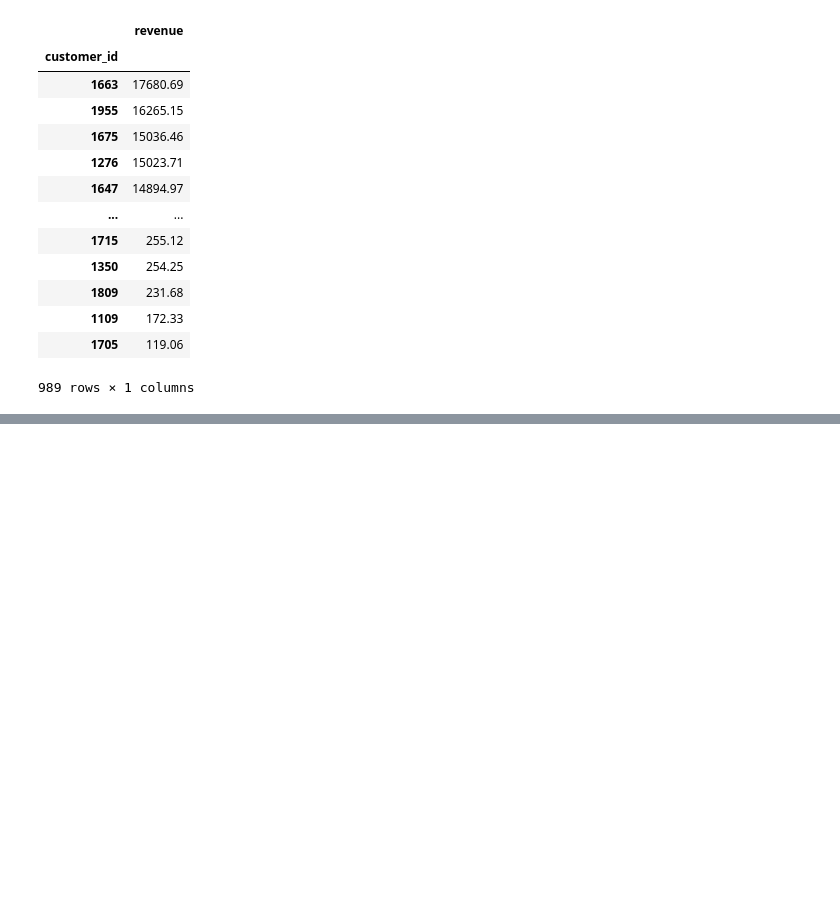
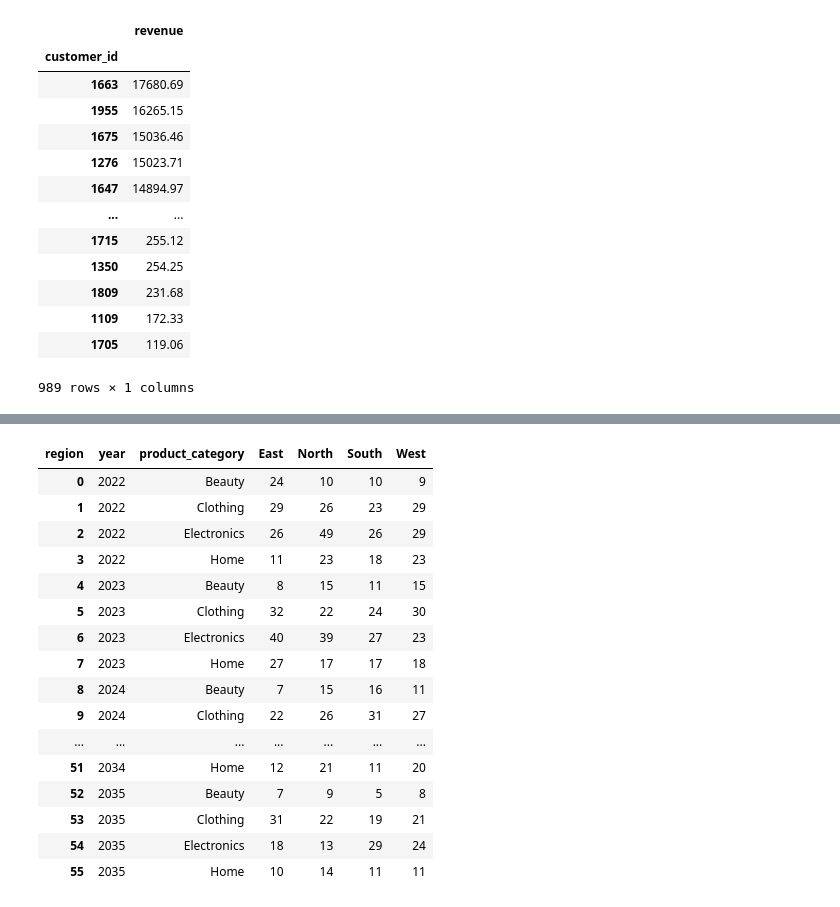
Before and after one commit to harshit00052/super-store-data-analysis, a Jupyter notebook: project/main.ipynb, the cells around one changed output, grey strips where cells are left out. Cells and saved outputs as stored; diff of their text form; code cells hidden in the pictures; blank space fills up the shorter version.

```diff
--- a/project/main.ipynb
+++ b/project/main.ipynb
@@ -164,0 +214,20 @@ df.groupby('customer_id').agg({'revenue':'sum'}).sort_values(by=['revenue'], asc
+# %%
+df.pivot_table(index=['year', 'product_category'], columns='region', values='order_id', aggfunc='count').reset_index()
+# %% [output]
+| region | year | product_category | East | North | South | West |
+| 0 | 2022 | Beauty | 24 | 10 | 10 | 9 |
+| 1 | 2022 | Clothing | 29 | 26 | 23 | 29 |
+| 2 | 2022 | Electronics | 26 | 49 | 26 | 29 |
+| 3 | 2022 | Home | 11 | 23 | 18 | 23 |
+| 4 | 2023 | Beauty | 8 | 15 | 11 | 15 |
+| 5 | 2023 | Clothing | 32 | 22 | 24 | 30 |
+| 6 | 2023 | Electronics | 40 | 39 | 27 | 23 |
+| 7 | 2023 | Home | 27 | 17 | 17 | 18 |
+| 8 | 2024 | Beauty | 7 | 15 | 16 | 11 |
+| 9 | 2024 | Clothing | 22 | 26 | 31 | 27 |
+| ... | ... | ... | ... | ... | ... | ... |
+| 51 | 2034 | Home | 12 | 21 | 11 | 20 |
+| 52 | 2035 | Beauty | 7 | 9 | 5 | 8 |
+| 53 | 2035 | Clothing | 31 | 22 | 19 | 21 |
+| 54 | 2035 | Electronics | 18 | 13 | 29 | 24 |
+| 55 | 2035 | Home | 10 | 14 | 11 | 11 |
```
Also changed, not shown: parts of 7 cells of this notebook, 1 other file.
